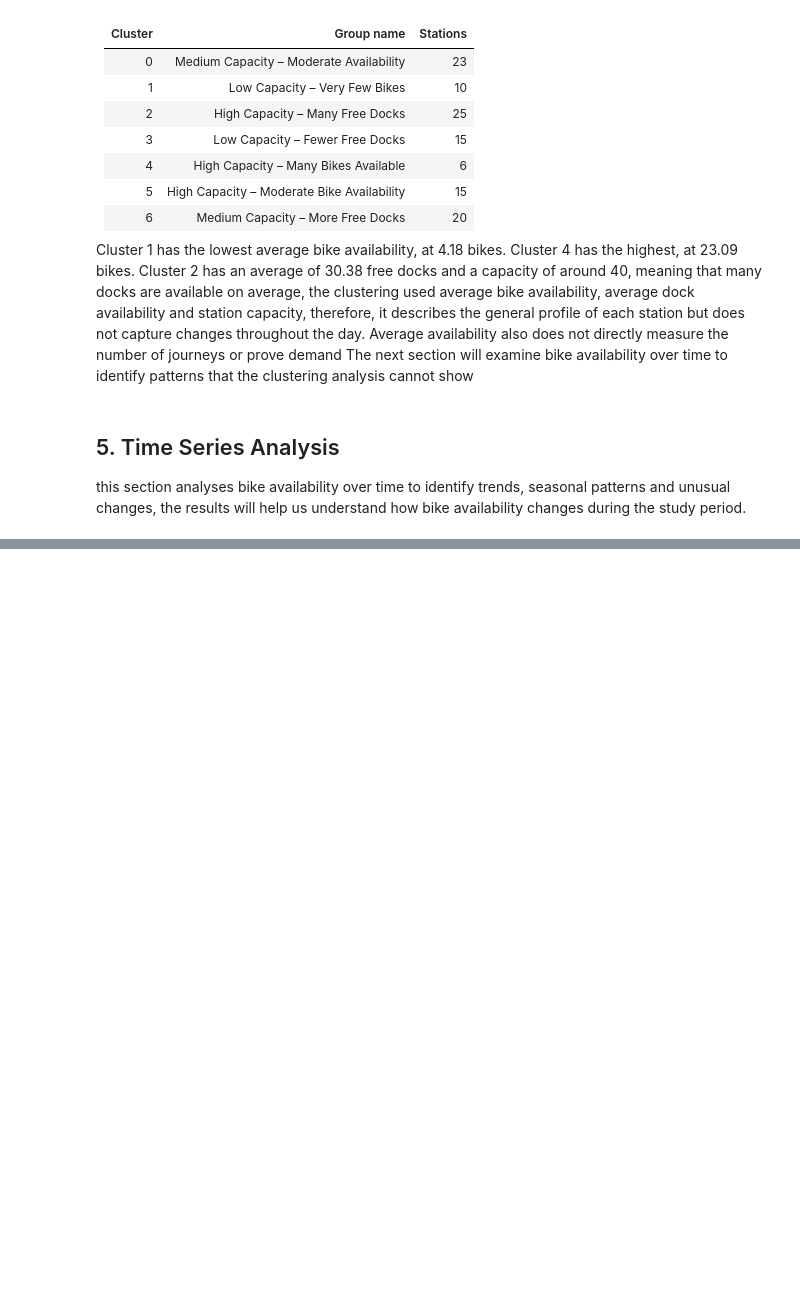
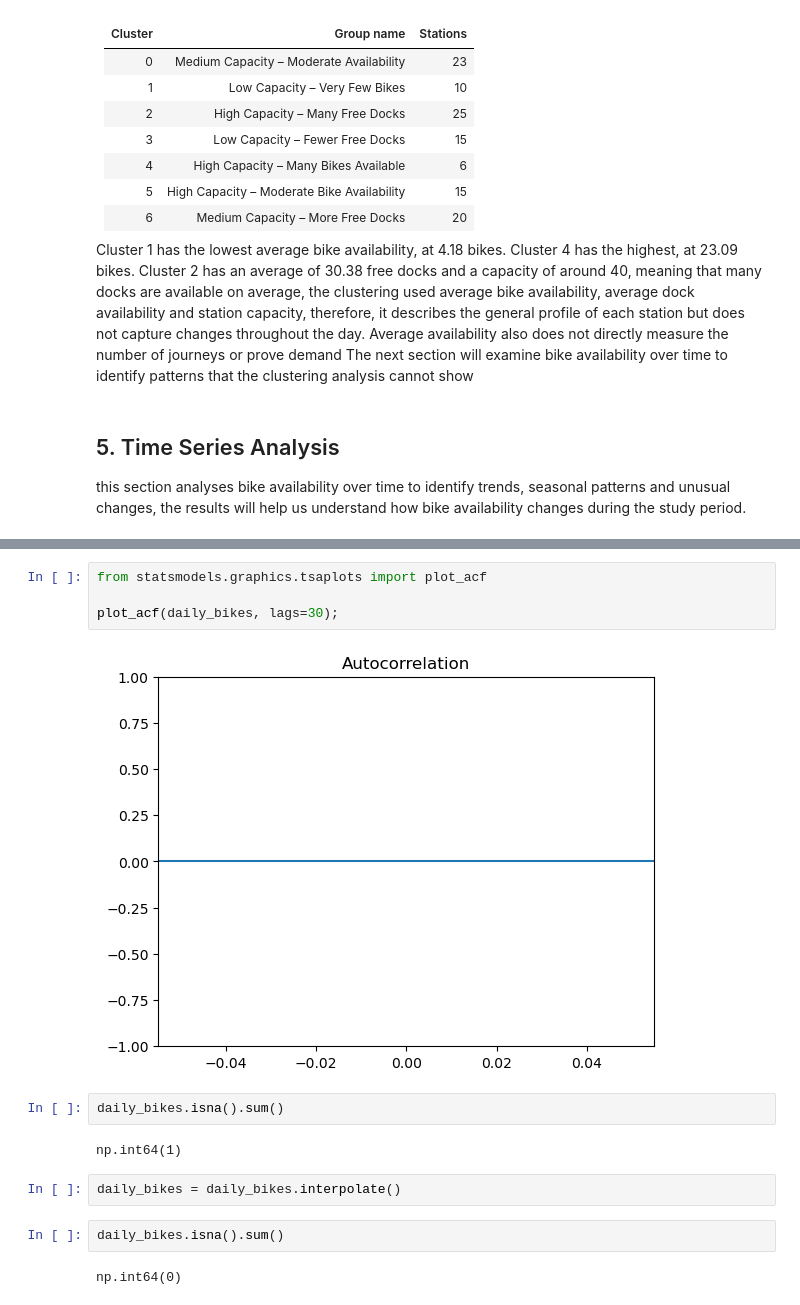
Before and after one commit to 2026248-bit/CA1MLB--2026248-, a Jupyter notebook: Notebook/CA1_MLB.ipynb, the cells around one changed output, grey strips where cells are left out. Drawn from its saved outputs; the diff is of its cells as text; blank space fills up the shorter version.

```diff
--- a/Notebook/CA1_MLB.ipynb
+++ b/Notebook/CA1_MLB.ipynb
@@ -1566,0 +1599,16 @@ this section analyses bike availability over time to identify trends, seasonal p
+# %%
+from statsmodels.graphics.tsaplots import plot_acf
+
+plot_acf(daily_bikes, lags=30);
+# %% [output]
+[figure, added]
+# %%
+daily_bikes.isna().sum()
+# %% [output]
+np.int64(1)
+# %%
+daily_bikes = daily_bikes.interpolate()
+# %%
+daily_bikes.isna().sum()
+# %% [output]
+np.int64(0)
```
Also changed, not shown: parts of 20 cells of this notebook.
